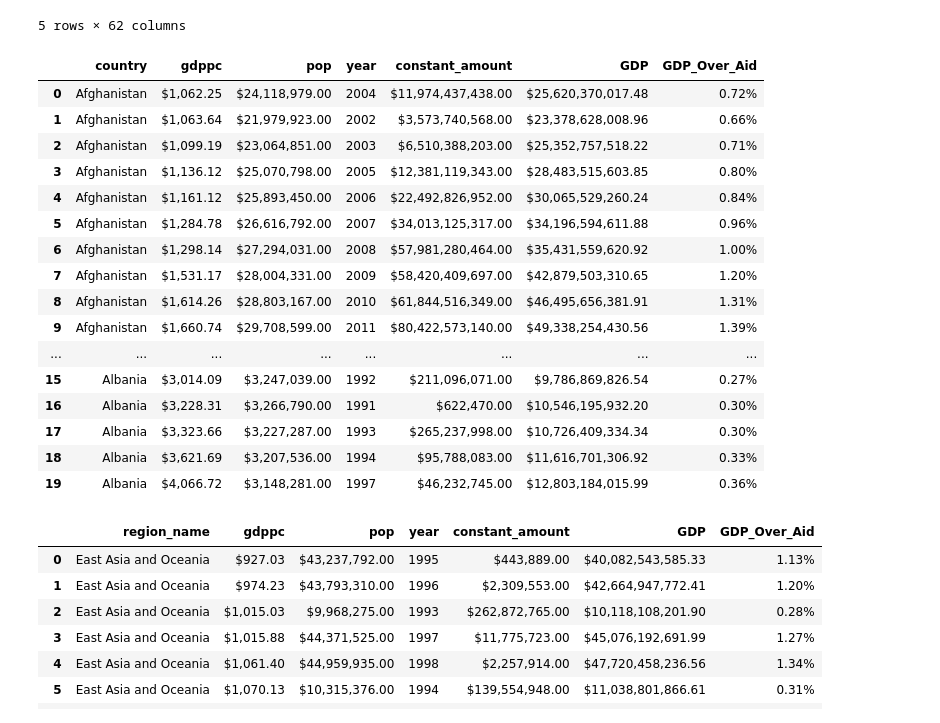
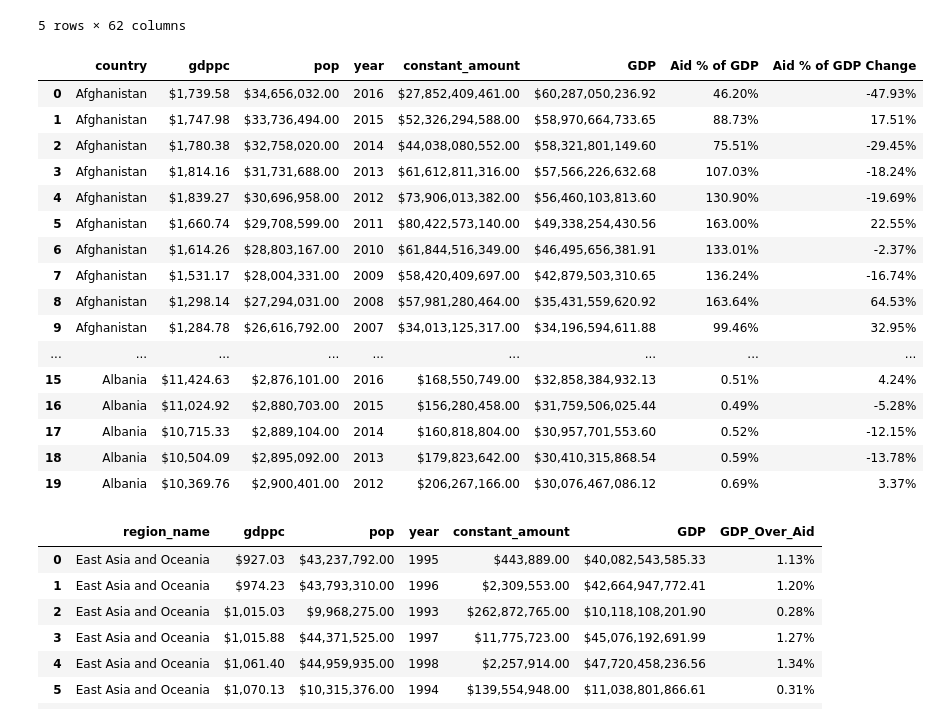
Before and after one commit to alexjhe/Python_Class_Final_Project, a Jupyter notebook: Python_Project_2_Exploratory_Notebook.ipynb, the cells around one changed output. Drawn from its saved outputs; the diff is of its cells as text; code cells hidden in the pictures.

```diff
--- a/Python_Project_2_Exploratory_Notebook.ipynb
+++ b/Python_Project_2_Exploratory_Notebook.ipynb
@@ -462,44 +461,50 @@ Y_filt_df.head()
 # %%
 country_gdppc = pd.DataFrame(Y_filt.copy())
 country_gdppc = pd.DataFrame(country_gdppc.groupby(["country", "gdppc", "pop", "year"]).constant_amount.sum())
 
 
 #country_gdppc.type
 
 #country_gdppc[gdppc].type
 country_gdppc.reset_index(inplace = True)
+country_gdppc = country_gdppc.sort_values(["country", "year"], ascending = [True, False])
+country_gdppc = country_gdppc.reset_index(drop = True)
 
 country_gdppc.columns
 
 country_gdppc["gdppc"] = country_gdppc["gdppc"].astype(float)
 country_gdppc["GDP"] = country_gdppc["gdppc"] * country_gdppc["pop"]
 
 
-country_gdppc["GDP_Over_Aid"] = country_gdppc["GDP"] / country_gdppc["constant_amount"].sum()
-country_gdppc["GDP_Over_Aid"] = country_gdppc["GDP_Over_Aid"].apply(as_percent)
+country_gdppc["Aid % of GDP"] = country_gdppc["constant_amount"] / country_gdppc["GDP"]
 
+
+country_gdppc["Aid % of GDP Change"] = country_gdppc["Aid % of GDP"] / country_gdppc["Aid % of GDP"].shift(-1) - 1
+
+country_gdppc["Aid % of GDP"] = country_gdppc["Aid % of GDP"].apply(as_percent)
+country_gdppc["Aid % of GDP Change"] = country_gdppc["Aid % of GDP Change"].apply(as_percent)
 
 
 country_gdppc.head(20)
 #country_gdppc
 # %% [output]
-|  | country | gdppc | pop | year | constant_amount | GDP | GDP_Over_Aid |
-| 0 | Afghanistan | $1,062.25 | $24,118,979.00 | 2004 | $11,974,437,438.00 | $25,620,370,017.48 | 0.72% |
-| 1 | Afghanistan | $1,063.64 | $21,979,923.00 | 2002 | $3,573,740,568.00 | $23,378,628,008.96 | 0.66% |
-| 2 | Afghanistan | $1,099.19 | $23,064,851.00 | 2003 | $6,510,388,203.00 | $25,352,757,518.22 | 0.71% |
-| 3 | Afghanistan | $1,136.12 | $25,070,798.00 | 2005 | $12,381,119,343.00 | $28,483,515,603.85 | 0.80% |
-| 4 | Afghanistan | $1,161.12 | $25,893,450.00 | 2006 | $22,492,826,952.00 | $30,065,529,260.24 | 0.84% |
-| 5 | Afghanistan | $1,284.78 | $26,616,792.00 | 2007 | $34,013,125,317.00 | $34,196,594,611.88 | 0.96% |
-| 6 | Afghanistan | $1,298.14 | $27,294,031.00 | 2008 | $57,981,280,464.00 | $35,431,559,620.92 | 1.00% |
-| 7 | Afghanistan | $1,531.17 | $28,004,331.00 | 2009 | $58,420,409,697.00 | $42,879,503,310.65 | 1.20% |
-| 8 | Afghanistan | $1,614.26 | $28,803,167.00 | 2010 | $61,844,516,349.00 | $46,495,656,381.91 | 1.31% |
-| 9 | Afghanistan | $1,660.74 | $29,708,599.00 | 2011 | $80,422,573,140.00 | $49,338,254,430.56 | 1.39% |
-| ... | ... | ... | ... | ... | ... | ... | ... |
-| 15 | Albania | $3,014.09 | $3,247,039.00 | 1992 | $211,096,071.00 | $9,786,869,826.54 | 0.27% |
-| 16 | Albania | $3,228.31 | $3,266,790.00 | 1991 | $622,470.00 | $10,546,195,932.20 | 0.30% |
-| 17 | Albania | $3,323.66 | $3,227,287.00 | 1993 | $265,237,998.00 | $10,726,409,334.34 | 0.30% |
-| 18 | Albania | $3,621.69 | $3,207,536.00 | 1994 | $95,788,083.00 | $11,616,701,306.92 | 0.33% |
-| 19 | Albania | $4,066.72 | $3,148,281.00 | 1997 | $46,232,745.00 | $12,803,184,015.99 | 0.36% |
+|  | country | gdppc | pop | year | constant_amount | GDP | Aid % of GDP | Aid % of GDP Change |
+| 0 | Afghanistan | $1,739.58 | $34,656,032.00 | 2016 | $27,852,409,461.00 | $60,287,050,236.92 | 46.20% | -47.93% |
+| 1 | Afghanistan | $1,747.98 | $33,736,494.00 | 2015 | $52,326,294,588.00 | $58,970,664,733.65 | 88.73% | 17.51% |
+| 2 | Afghanistan | $1,780.38 | $32,758,020.00 | 2014 | $44,038,080,552.00 | $58,321,801,149.60 | 75.51% | -29.45% |
+| 3 | Afghanistan | $1,814.16 | $31,731,688.00 | 2013 | $61,612,811,316.00 | $57,566,226,632.68 | 107.03% | -18.24% |
+| 4 | Afghanistan | $1,839.27 | $30,696,958.00 | 2012 | $73,906,013,382.00 | $56,460,103,813.60 | 130.90% | -19.69% |
+| 5 | Afghanistan | $1,660.74 | $29,708,599.00 | 2011 | $80,422,573,140.00 | $49,338,254,430.56 | 163.00% | 22.55% |
+| 6 | Afghanistan | $1,614.26 | $28,803,167.00 | 2010 | $61,844,516,349.00 | $46,495,656,381.91 | 133.01% | -2.37% |
+| 7 | Afghanistan | $1,531.17 | $28,004,331.00 | 2009 | $58,420,409,697.00 | $42,879,503,310.65 | 136.24% | -16.74% |
+| 8 | Afghanistan | $1,298.14 | $27,294,031.00 | 2008 | $57,981,280,464.00 | $35,431,559,620.92 | 163.64% | 64.53% |
+| 9 | Afghanistan | $1,284.78 | $26,616,792.00 | 2007 | $34,013,125,317.00 | $34,196,594,611.88 | 99.46% | 32.95% |
+| ... | ... | ... | ... | ... | ... | ... | ... | ... |
+| 15 | Albania | $11,424.63 | $2,876,101.00 | 2016 | $168,550,749.00 | $32,858,384,932.13 | 0.51% | 4.24% |
+| 16 | Albania | $11,024.92 | $2,880,703.00 | 2015 | $156,280,458.00 | $31,759,506,025.44 | 0.49% | -5.28% |
+| 17 | Albania | $10,715.33 | $2,889,104.00 | 2014 | $160,818,804.00 | $30,957,701,553.60 | 0.52% | -12.15% |
+| 18 | Albania | $10,504.09 | $2,895,092.00 | 2013 | $179,823,642.00 | $30,410,315,868.54 | 0.59% | -13.78% |
+| 19 | Albania | $10,369.76 | $2,900,401.00 | 2012 | $206,267,166.00 | $30,076,467,086.12 | 0.69% | 3.37% |
 # %%
 
 
```
Also changed, not shown: parts of 1 cell of this notebook.
